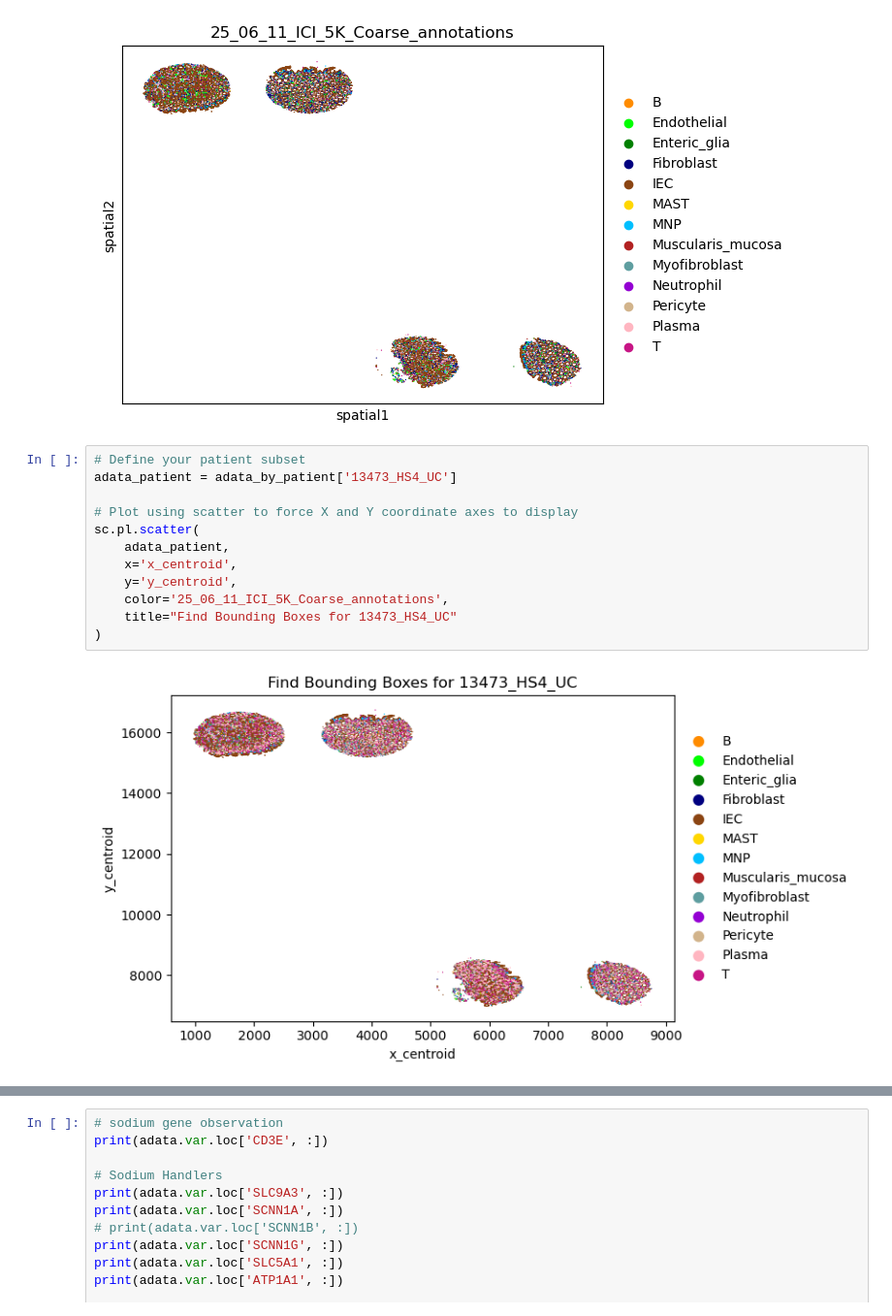
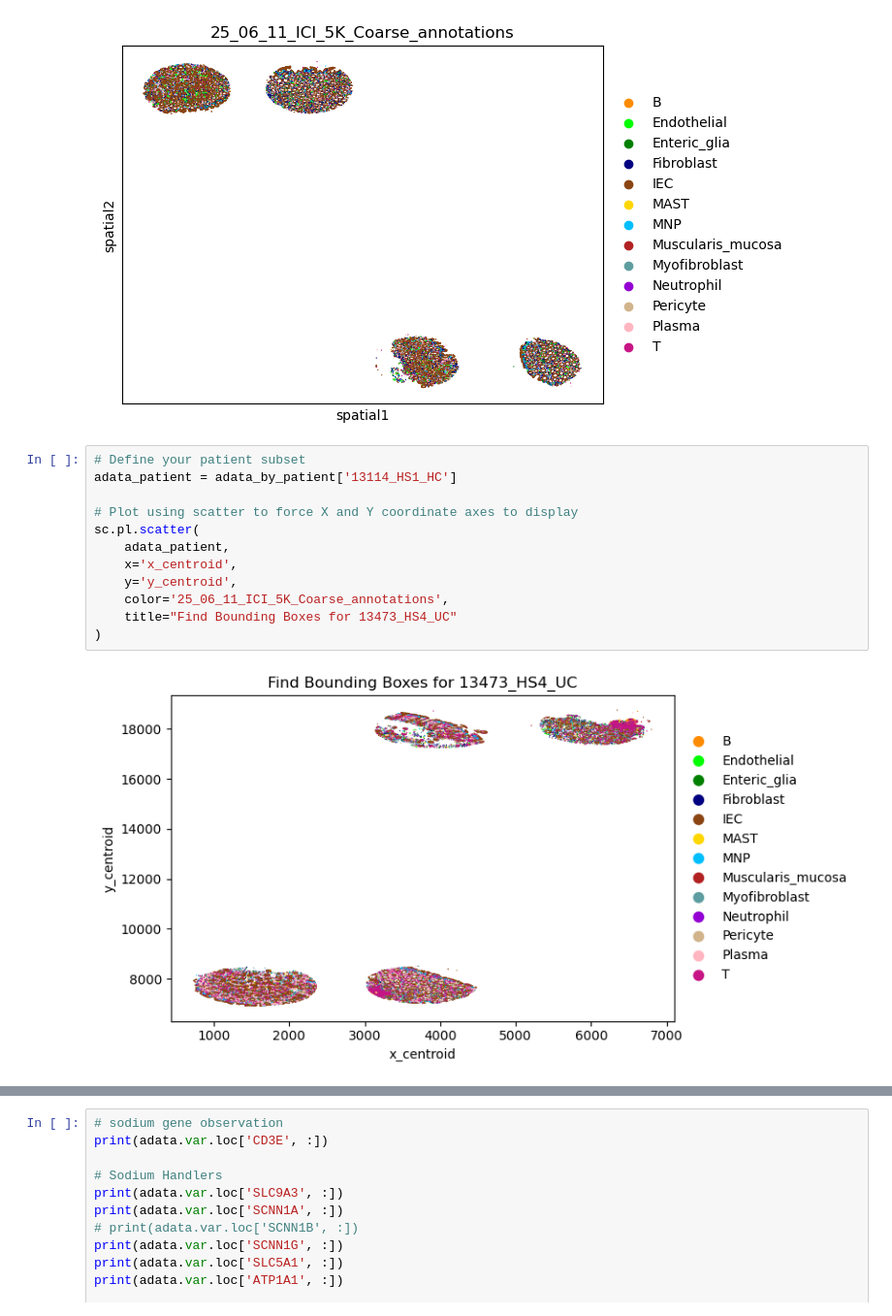
Before and after one commit to fosterea/MetabTravLR, a Jupyter notebook: metab_processing/Preprocess/alexi_data.ipynb, the cells around one changed output, grey strips where cells are left out. Shown at 97% size. Saved outputs shown, nothing was run; the diff lists cells and outputs as text.

```diff
--- a/metab_processing/Preprocess/alexi_data.ipynb
+++ b/metab_processing/Preprocess/alexi_data.ipynb
@@ -126,18 +127,18 @@ sc.pl.embedding(adata_by_patient['13473_HS4_UC'], basis='spatial', color='25_06_
 [figure]
 # %%
 # Define your patient subset
-adata_patient = adata_by_patient['13473_HS4_UC']
+adata_patient = adata_by_patient['13114_HS1_HC']
 
 # Plot using scatter to force X and Y coordinate axes to display
 sc.pl.scatter(
     adata_patient,
     x='x_centroid',
     y='y_centroid',
     color='25_06_11_ICI_5K_Coarse_annotations',
     title="Find Bounding Boxes for 13473_HS4_UC"
 )
 # %% [output]
-[figure, old version]
+[figure, new version]
 # %%
 # 1. Define your bounding boxes based on what you saw in the scatter plot
 # Format: 'Slice_Name': (x_min, x_max, y_min, y_max)
```
Also changed, not shown: parts of 3 cells of this notebook, 4 other files.
